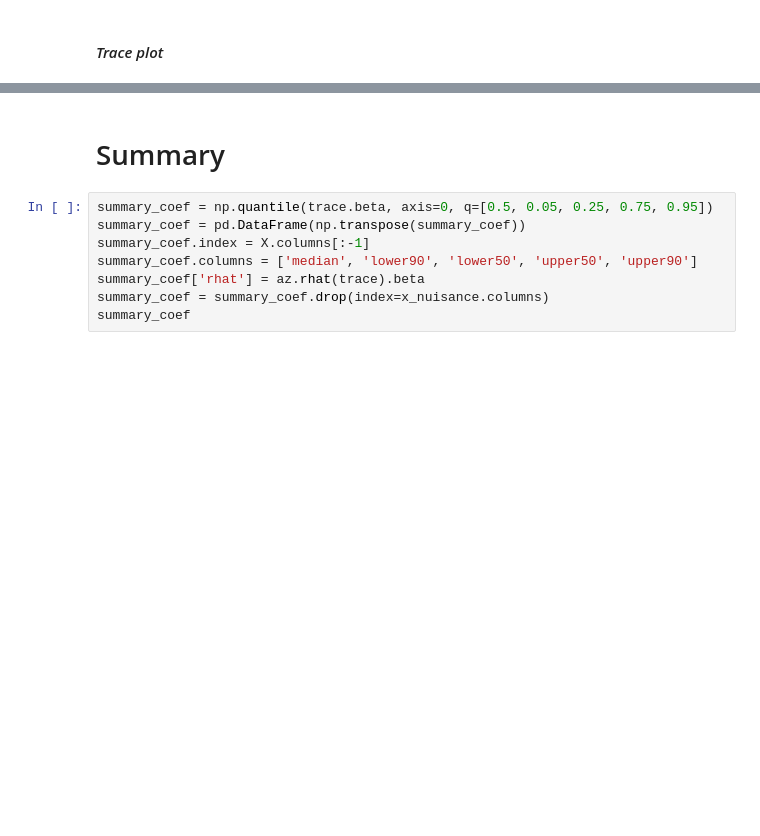
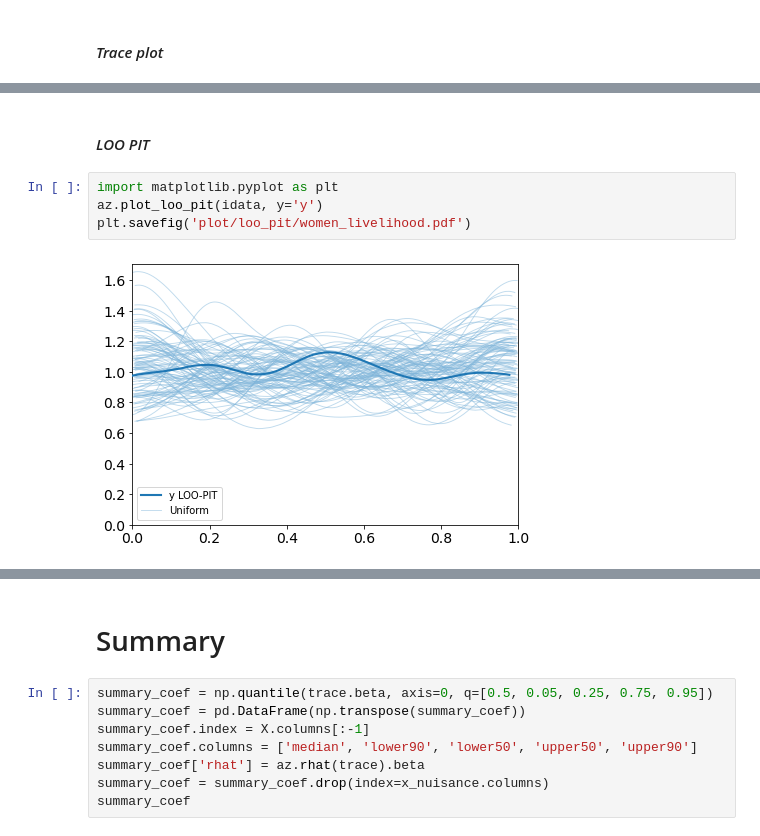
Before and after one commit to zachkoehn/aquatic_food_justice_model, a Jupyter notebook: model/women_livelihood.ipynb, the cells around one changed output, grey strips where cells are left out. Drawn from its saved outputs; the diff is of its cells as text; blank space fills up the shorter version.

```diff
--- a/model/women_livelihood.ipynb
+++ b/model/women_livelihood.ipynb
@@ -186,0 +182,8 @@ There has been a warning during the calculation. Please check the results.
+# %% [markdown]
+#### _LOO PIT_
+# %%
+import matplotlib.pyplot as plt
+az.plot_loo_pit(idata, y='y')
+plt.savefig('plot/loo_pit/women_livelihood.pdf')
+# %% [output]
+[figure, added]
```
Also changed, not shown: parts of 20 cells of this notebook, 7 other files.
